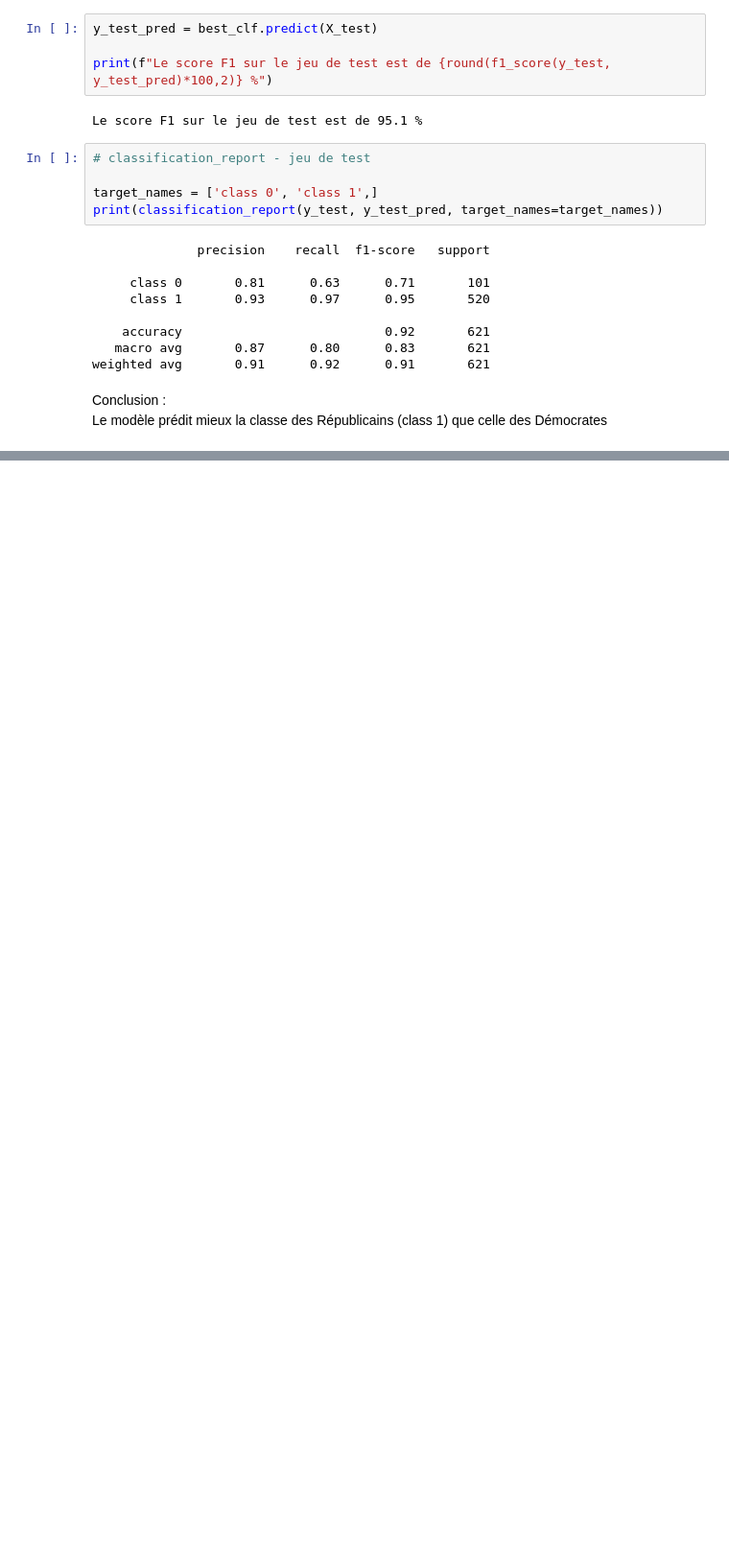
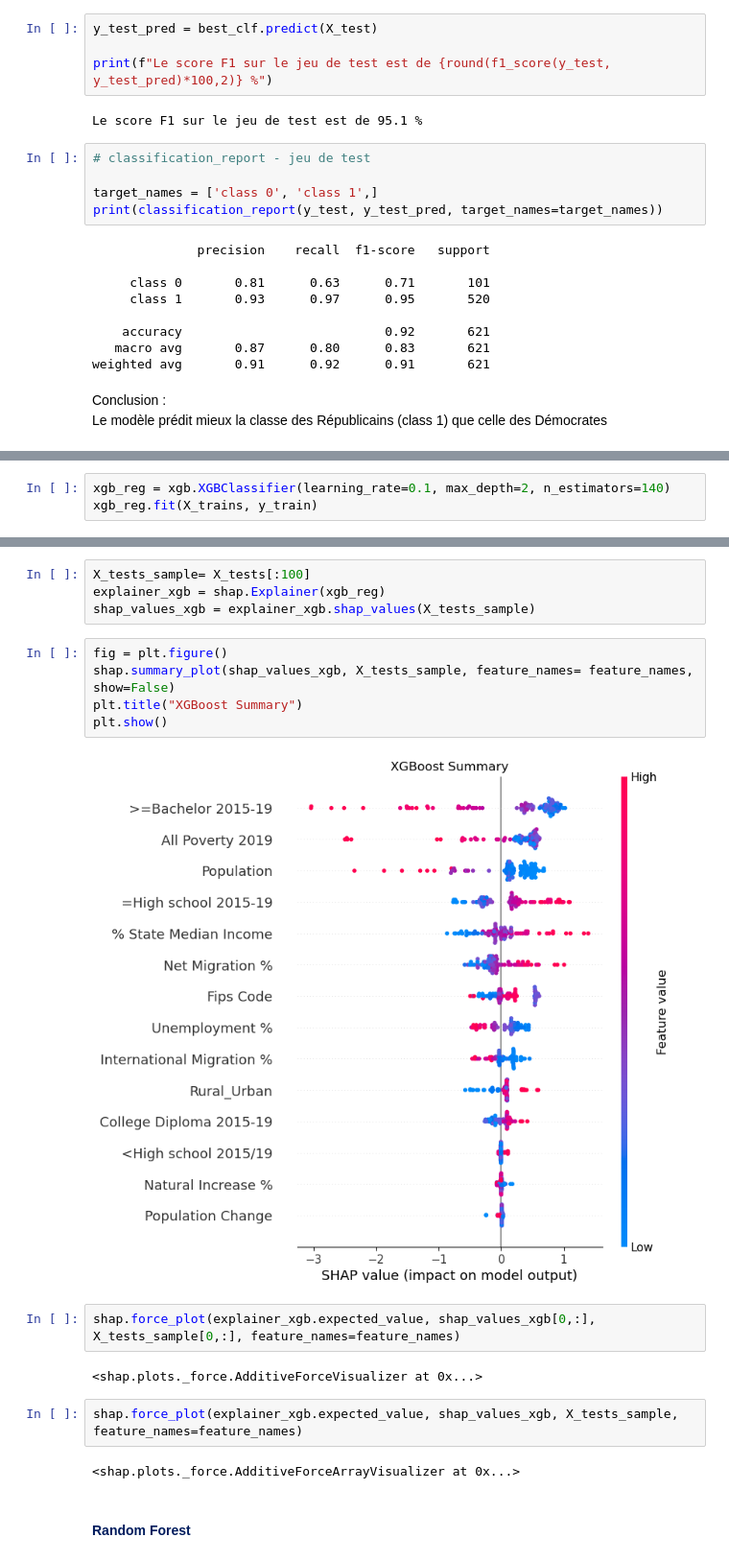
Before and after one commit to julieVVN/Classification, a Jupyter notebook: notebooks/projet4_classif_modelisation.ipynb, the cells around one changed output, grey strips where cells are left out. Shown at 96% size. Cells and saved outputs as stored; diff of their text form; blank space fills up the shorter version.

```diff
--- a/notebooks/projet4_classif_modelisation.ipynb
+++ b/notebooks/projet4_classif_modelisation.ipynb
@@ -729,0 +1017,3 @@ Le modèle prédit mieux la classe des Républicains (class 1) que celle des Dé
+# %%
+xgb_reg = xgb.XGBClassifier(learning_rate=0.1, max_depth=2, n_estimators=140)
+xgb_reg.fit(X_trains, y_train)
@@ -729,0 +1031,21 @@ Le modèle prédit mieux la classe des Républicains (class 1) que celle des Dé
+# %%
+X_tests_sample= X_tests[:100]
+explainer_xgb = shap.Explainer(xgb_reg)
+shap_values_xgb = explainer_xgb.shap_values(X_tests_sample)
+# %%
+fig = plt.figure()
+shap.summary_plot(shap_values_xgb, X_tests_sample, feature_names= feature_names, show=False)
+plt.title("XGBoost Summary")
+plt.show()
+# %% [output]
+[figure, added]
+# %%
+shap.force_plot(explainer_xgb.expected_value, shap_values_xgb[0,:], X_tests_sample[0,:], feature_names=feature_names)
+# %% [output]
+<shap.plots._force.AdditiveForceVisualizer at 0x...>
+# %%
+shap.force_plot(explainer_xgb.expected_value, shap_values_xgb, X_tests_sample, feature_names=feature_names)
+# %% [output]
+<shap.plots._force.AdditiveForceArrayVisualizer at 0x...>
+# %% [markdown]
+#### <span style="color:#011C5D">Random Forest</span>
```
Also changed, not shown: parts of 51 cells of this notebook.
